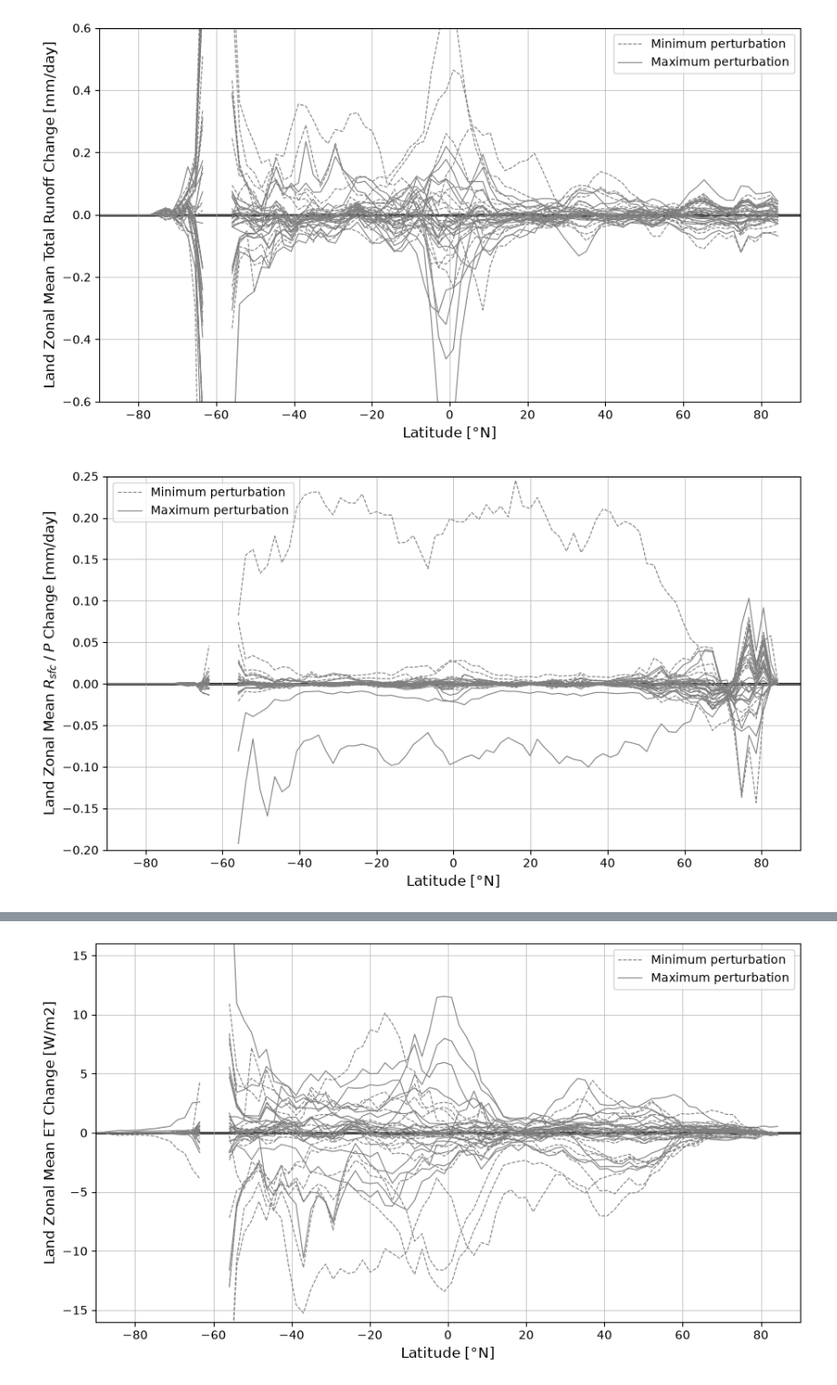
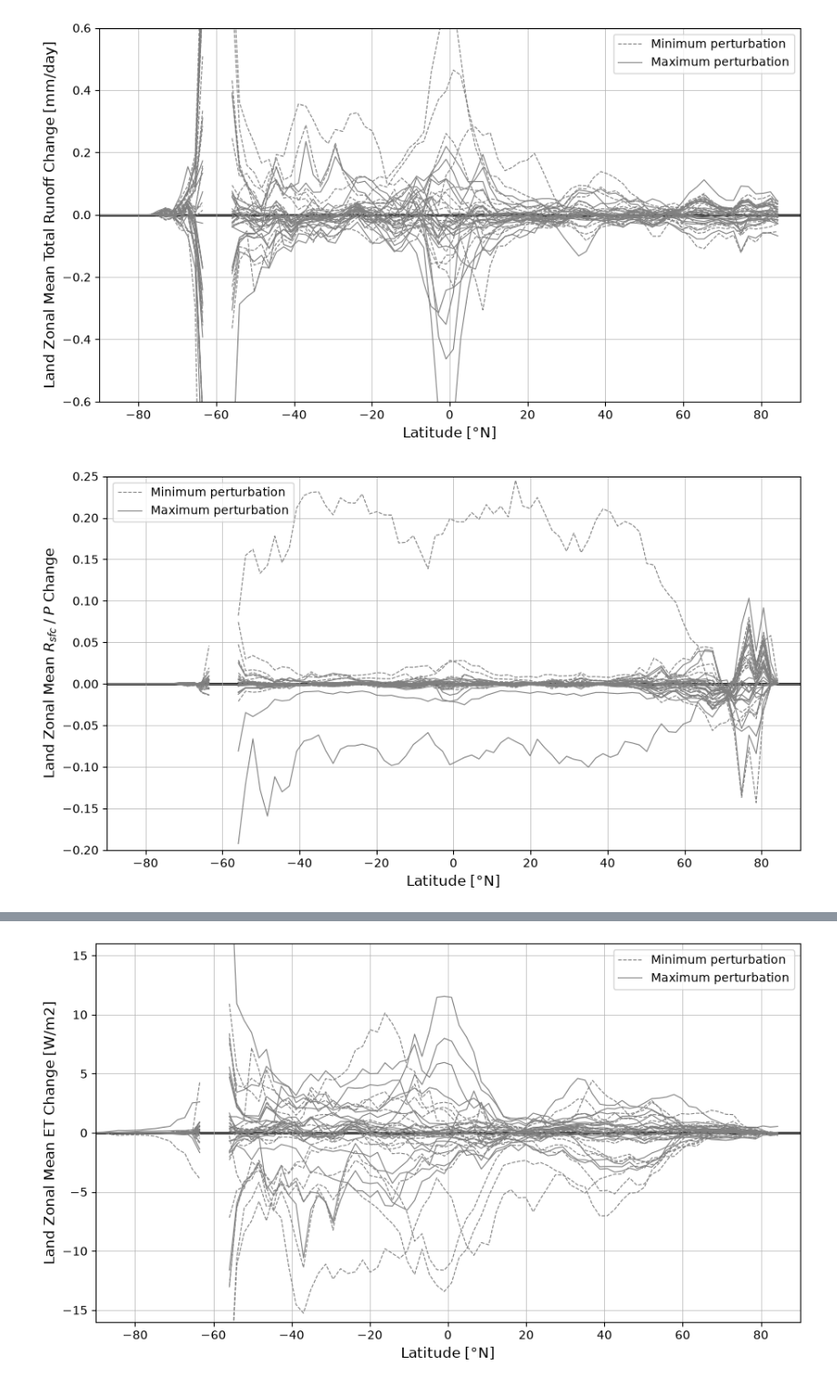
Before and after one commit to bbuchovecky/pi_ppe, a Jupyter notebook: notebooks/runoff-ratio.ipynb, the cells around one changed output, grey strips where cells are left out. Shown at 91% size. Cells and saved outputs as stored; diff of their text form; code cells hidden in the pictures.

```diff
--- a/notebooks/runoff-ratio.ipynb
+++ b/notebooks/runoff-ratio.ipynb
@@ -282,12 +282,12 @@ zonal_mean_spaghetti_plot(
 # %%
 zonal_mean_spaghetti_plot(
     qover_ratio_tm_zm_anom,
-    "Land Zonal Mean $R_{sfc} \\; / \\; P$ Change [mm/day]",
+    "Land Zonal Mean $R_{sfc} \\; / \\; P$ Change",
     ylim=[-0.2, 0.25],
     save=config.FIG_DIR / "zonal_mean_lines_qover_ratio.png",
 )
 # %% [output]
-[figure, old version]
+[figure, new version]
 # %%
 zonal_mean_spaghetti_plot(
     qrunoff_ratio_tm_zm_anom,
```
Also changed, not shown: parts of 3 cells of this notebook.
